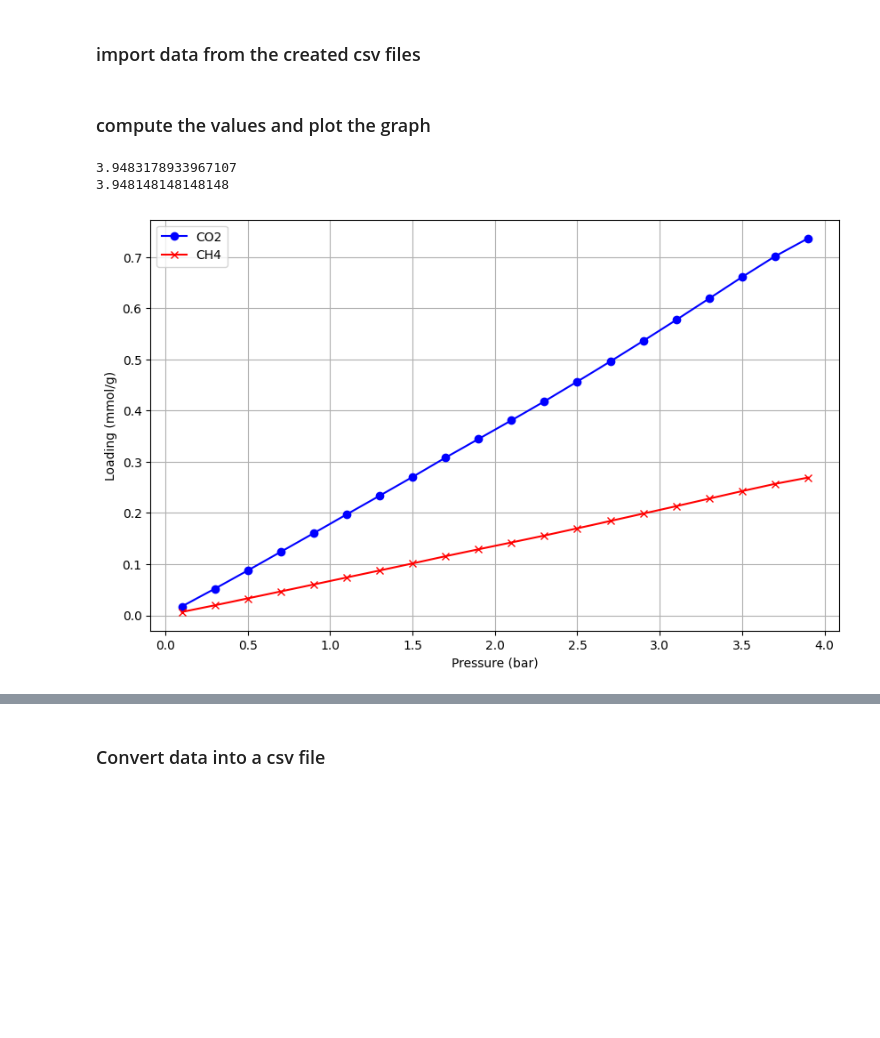
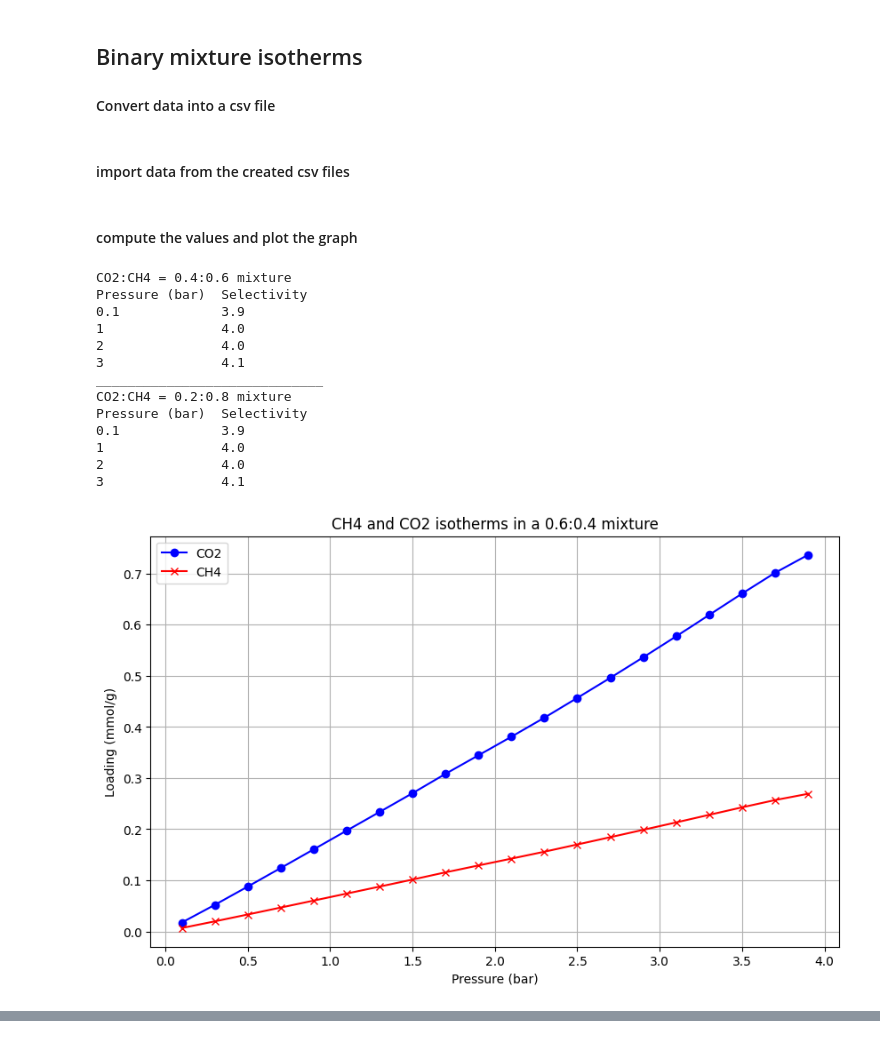
Before and after one commit to LeaMourot/Modeling_lab, a Jupyter notebook: Assignment2.ipynb, the cells around one changed output, grey strips where cells are left out. Cells and saved outputs as stored; diff of their text form; code cells hidden in the pictures; blank space fills up the shorter version.

```diff
--- a/Assignment2.ipynb
+++ b/Assignment2.ipynb
@@ -8,2 +39,3 @@ import matplotlib.pyplot as plt
 # %% [markdown]
-### import data from the created csv files
+## Binary mixture isotherms
+#### Convert data into a csv file
@@ -10,8 +55,10 @@ import matplotlib.pyplot as plt
+# %% [markdown]
+#### import data from the created csv files
 # %%
 df_ch4 = pd.read_csv("isotherm_data_ch4.csv")
 df_co2 = pd.read_csv("isotherm_data_co2.csv")
 # %% [markdown]
-### compute the values and plot the graph
+#### compute the values and plot the graph
 # %%
 #CO2:CH4 proportions
 yA = np.array([0.4,0.6])
@@ -47,44 +94,78 @@ q_mixA = [pyiast.iast(p_partA[i], [co2_isotherm, ch4_isotherm], verboseflag=Fals
 q_CO2A = [CO2[0] for CO2 in q_mixA]
 q_CH4A = [CH4[1] for CH4 in q_mixA]
 
 q_mixB = [pyiast.iast(p_partB[i], [co2_isotherm, ch4_isotherm], verboseflag=False) for i in range(len(p_partB))]
 q_CO2B = [CO2[0] for CO2 in q_mixB]
 q_CH4B = [CH4[1] for CH4 in q_mixB]
 
-################################################### SELECTIVITY
 
-SA = (0.6/0.4)*(q_CO2A[0]/q_CH4A[0])
-SB = (0.8/0.2)*(q_CO2B[0]/q_CH4B[0])
-
-print(SA)
-print(SB)
 
 ################################################### SCATTER PLOT
 #plot the isotherm of mix A (CO2:CH4 = 0.4:0.6)
 plt.figure(figsize=(10, 6))
 plt.plot(p_tot, q_CO2A, marker='o', linestyle='-', color='b', label='CO2')
 plt.plot(p_tot, q_CH4A, marker='x', linestyle='-', color='r', label='CH4')
 plt.xlabel('Pressure (bar)')
 plt.ylabel('Loading (mmol/g)')
 plt.grid(True)
+plt.title('CH4 and CO2 isotherms in a 0.6:0.4 mixture')
 plt.legend()
 
 #plot the isotherm of mix B (CO2:CH4 = 0.2:0.8)
 plt.figure(figsize=(10, 6))
 plt.plot(p_tot, q_CO2B, marker='o', linestyle='-', color='b', label='CO2')
 plt.plot(p_tot, q_CH4B, marker='x', linestyle='-', color='r', label='CH4')
 plt.xlabel('Pressure (bar)')
 plt.ylabel('Loading (mmol/g)')
+plt.title('CH4 and CO2 isotherms in a 0.8:0.2 mixture')
 plt.grid(True)
 plt.legend()
 
-################################################### POUR AURELIE ET CLOTILDE
+################################################### SELECTIVITY
 
-Pressure = 1 #mettre la pression totale en bar voulue
-y=np.array([0.4,0.6]) #arranger les proportions de CO2 puis CH4
-q_mix = pyiast.iast(Pressure * y, [co2_isotherm, ch4_isotherm], verboseflag=False)
-#renvoie une liste de deux éléments : [q_CO2, q_CH4]
+Pressure = [0.1,1,2,3]
+
+q_mix = [pyiast.iast(Pressure[i] * yB, [co2_isotherm, ch4_isotherm], verboseflag=False) for i in range(len(Pressure))]
+q_CO2 = [CO2[0] for CO2 in q_mix]
+q_CH4 = [CH4[1] for CH4 in q_mix]
+
+q_mix2 = [pyiast.iast(Pressure[i] * yA, [co2_isotherm, ch4_isotherm], verboseflag=False) for i in range(len(Pressure))]
+q_CO22 = [CO2[0] for CO2 in q_mix2]
+q_CH42 = [CH4[1] for CH4 in q_mix2]
+
+#CO2/CH4 selectivity at different pressures in a 0.2:0.8 mixture
+Selectivity = [(0.8/0.2)*(q_CO2[i]/q_CH4[i]) for i in range(len(Pressure))]
+
+#CO2/CH4 selectivity at different pressures in a 0.4:0.6 mixture
+Selectivity = [(0.6/0.4)*(q_CO22[i]/q_CH42[i]) for i in range(len(Pressure))]
+
+#print the results
+print('CO2:CH4 = 0.4:0.6 mixture')
+column1 = ['Pressure (bar)',0.1, 1, 2,3]
+print(f"{column1[0]:<15} {'Selectivity':<15}")
+
+for item1, item2 in zip(column1[1:], Selectivity):
+    print(f"{item1:<15} {round(item2, 1):<15}")
+print('_____________________________')
+
+print('CO2:CH4 = 0.2:0.8 mixture')
+column1 = ['Pressure (bar)',0.1, 1, 2,3]
+print(f"{column1[0]:<15} {'Selectivity':<15}")
+
+for item1, item2 in zip(column1[1:], Selectivity):
+    print(f"{item1:<15} {round(item2, 1):<15}")
 # %% [output]
-3.9483178933967107
-3.948148148148148
+CO2:CH4 = 0.4:0.6 mixture
+Pressure (bar)  Selectivity
+0.1             3.9
+1               4.0
+2               4.0
+3               4.1
+_____________________________
+CO2:CH4 = 0.2:0.8 mixture
+Pressure (bar)  Selectivity
+0.1             3.9
+1               4.0
+2               4.0
+3               4.1
-[figure, old version]
+[figure, new version]
@@ -92,2 +172,0 @@ q_mix = pyiast.iast(Pressure * y, [co2_isotherm, ch4_isotherm], verboseflag=Fals
-# %% [markdown]
-### Convert data into a csv file
```
Also changed, not shown: parts of 7 cells of this notebook.
